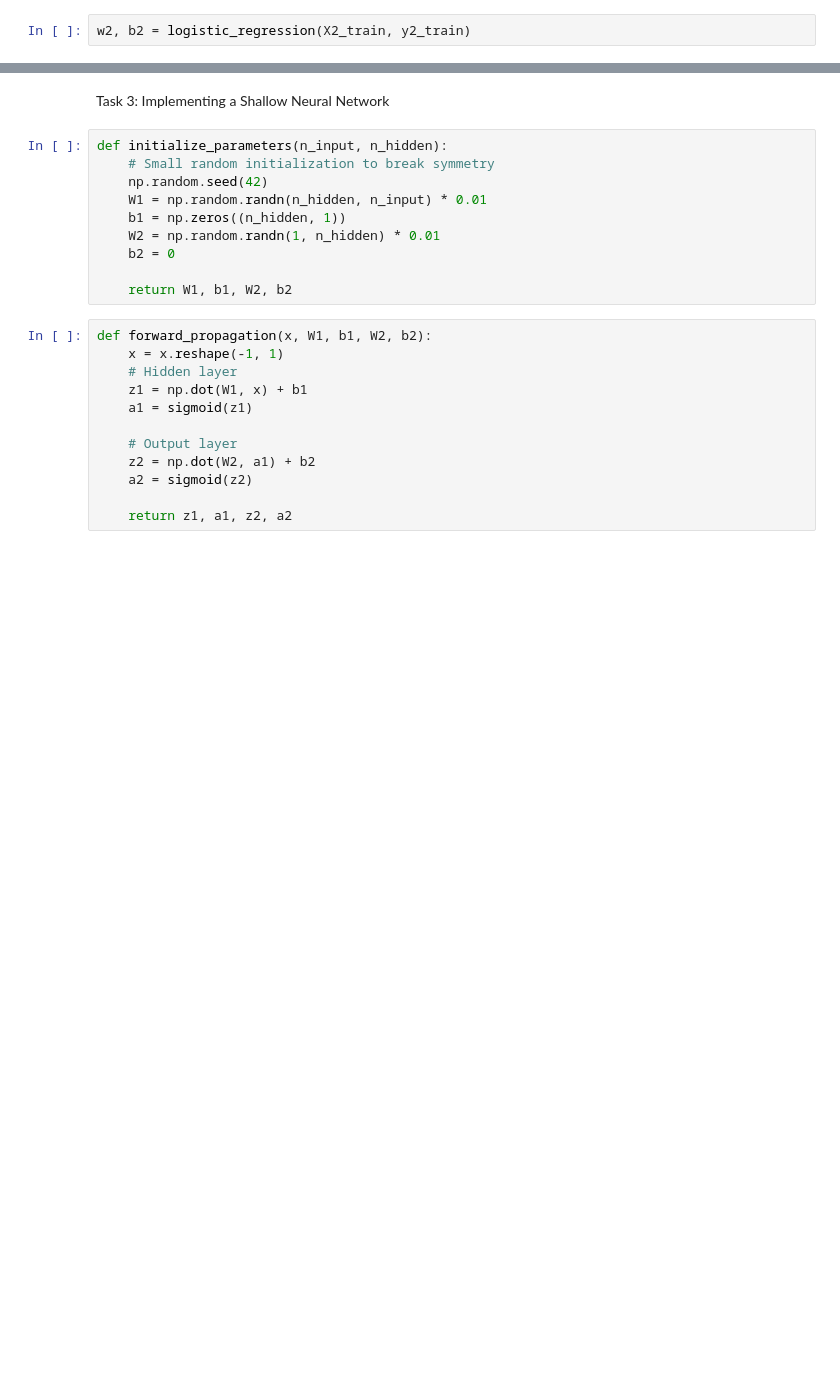
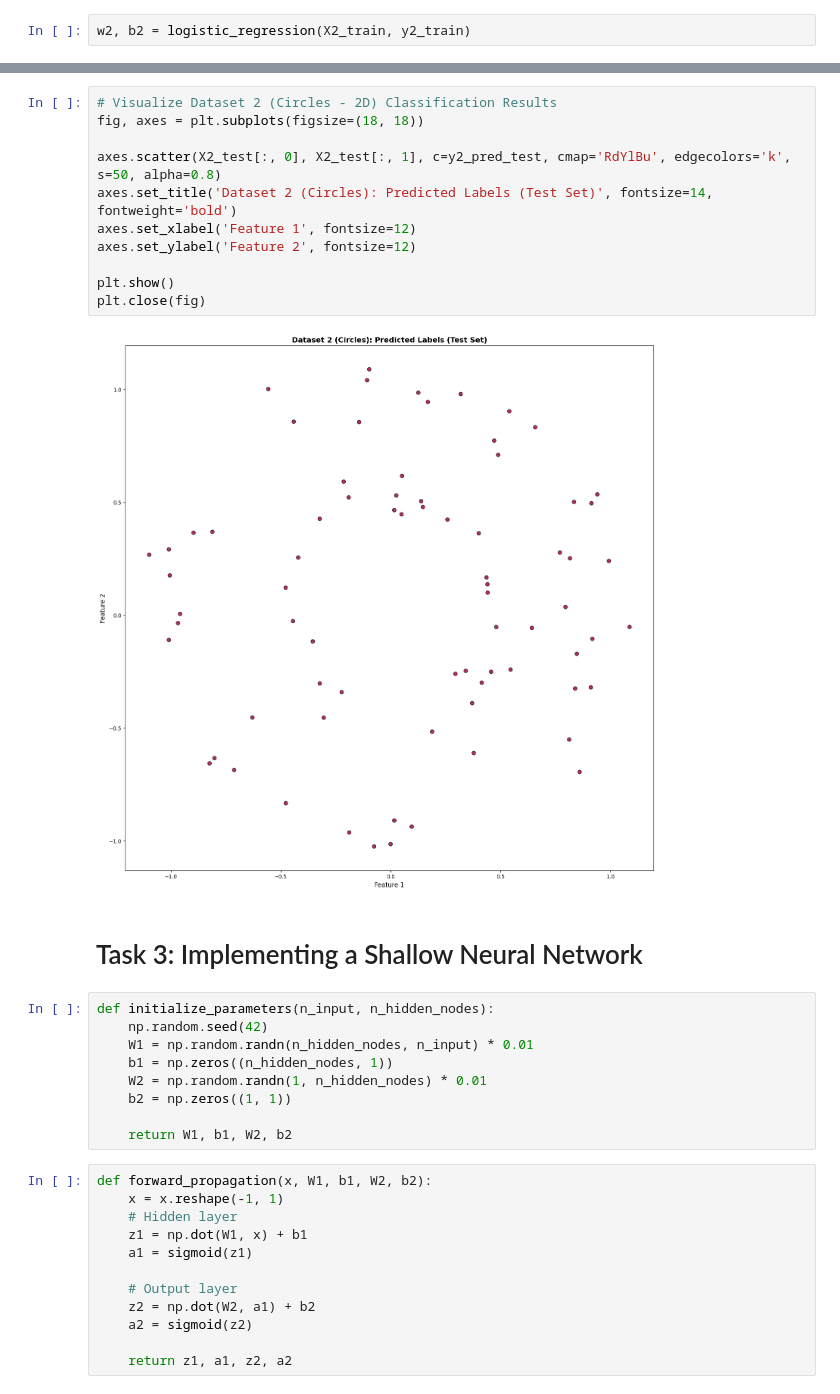
Before and after one commit to DeeJaySarkar/DeepLearning, a Jupyter notebook: Assignment_1.ipynb, the cells around one changed output, grey strips where cells are left out. Drawn from its saved outputs; the diff is of its cells as text; blank space fills up the shorter version.

Commit message:
initial commit

```diff
--- a/Assignment_1.ipynb
+++ b/Assignment_1.ipynb
@@ -193,13 +223,25 @@ Accuracy on Dataset 2: 0.4266666666666667
+# %%
+# Visualize Dataset 2 (Circles - 2D) Classification Results
+fig, axes = plt.subplots(figsize=(18, 18))
+
+axes.scatter(X2_test[:, 0], X2_test[:, 1], c=y2_pred_test, cmap='RdYlBu', edgecolors='k', s=50, alpha=0.8)
+axes.set_title('Dataset 2 (Circles): Predicted Labels (Test Set)', fontsize=14, fontweight='bold')
+axes.set_xlabel('Feature 1', fontsize=12)
+axes.set_ylabel('Feature 2', fontsize=12)
+
+plt.show()
+plt.close(fig)
+# %% [output]
+[figure, added]
 # %% [markdown]
-Task 3: Implementing a Shallow Neural Network
+# Task 3: Implementing a Shallow Neural Network
 # %%
-def initialize_parameters(n_input, n_hidden):
-    # Small random initialization to break symmetry
+def initialize_parameters(n_input, n_hidden_nodes):
     np.random.seed(42)
-    W1 = np.random.randn(n_hidden, n_input) * 0.01
-    b1 = np.zeros((n_hidden, 1))
-    W2 = np.random.randn(1, n_hidden) * 0.01
-    b2 = 0
+    W1 = np.random.randn(n_hidden_nodes, n_input) * 0.01
+    b1 = np.zeros((n_hidden_nodes, 1))
+    W2 = np.random.randn(1, n_hidden_nodes) * 0.01
+    b2 = np.zeros((1, 1))
 
     return W1, b1, W2, b2
 # %%
```
Also changed, not shown: parts of 28 cells of this notebook.
